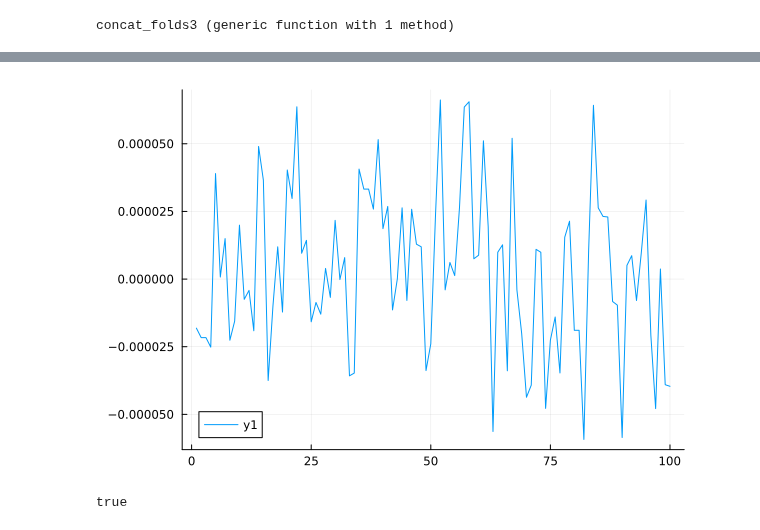
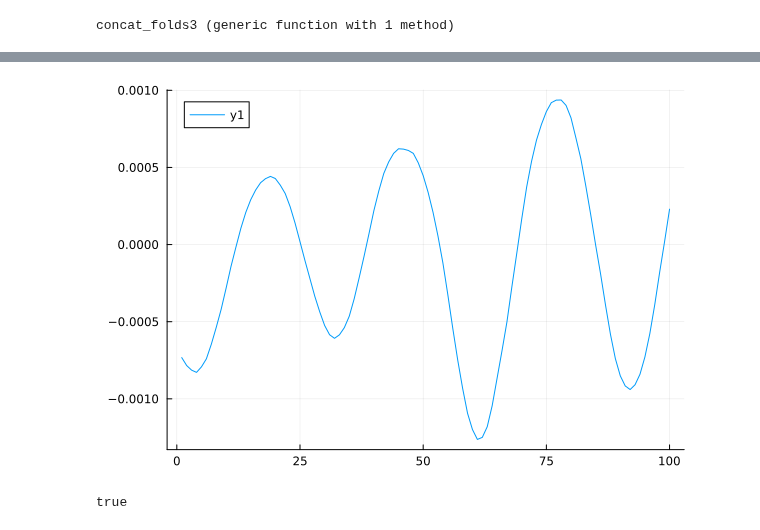
Before and after one commit to hugopstackhouse/MPSTime.jl, a Jupyter notebook: Folds/Kepler/convert_to_folds.ipynb, the cells around one changed output, grey strips where cells are left out. Cells and saved outputs as stored; diff of their text form; code cells hidden in the pictures.

Commit message:
add gamma dor data to folds

```diff
--- a/Folds/Kepler/convert_to_folds.ipynb
+++ b/Folds/Kepler/convert_to_folds.ipynb
@@ -162,3 +165,11 @@ function concat_folds3(Xs)
 end
 # %% [output]
 concat_folds3 (generic function with 1 method)
+# %%
+function process_GD(Xs)
+    Xs_altered = Vector{Matrix{Float64}}(undef, length(Xs))
+    for inst in eachindex(Xs)
+        Xs_altered[inst] = permutedims(reduce(hcat,vcat(Xs_kepler_GD[inst][1], Xs_kepler_GD[inst][2])))
+    end
+    return Xs_altered
+end
@@ -170,15 +189,15 @@ Xs_per_inst_old, folds_old = concat_folds2(Xs_kepler_c6)
 @save "c6_folds_per_inst.jld2" Xs_per_inst folds
 
 # Xs_2::Matrix{Float64}, folds_2 = concat_folds(Xs_kepler_c4)
-Xs_per_inst, folds = concat_folds3(Xs_kepler_c4)
+Xs_per_inst = process_GD(Xs_kepler_GD)
 # Xs_per_inst_old, folds_old = concat_folds2(Xs_kepler_c4)
+@save "GD_folds_per_inst.jld2" Xs_per_inst folds # same folds as c6
 
-
-@save "c4_folds_per_inst.jld2" Xs_per_inst folds
+# @save "c4_folds_per_inst.jld2" Xs_per_inst folds
 # %%
-plot(Xs_per_inst[1][2,:])
+plot(Xs_per_inst[1][12,:])
 # %% [output]
-[figure, old version]
+[figure, new version]
 # %%
 eq = true
 for inst in eachindex(Xs_per_inst)
```
Also changed, not shown: parts of 3 cells of this notebook, 4 other files.
